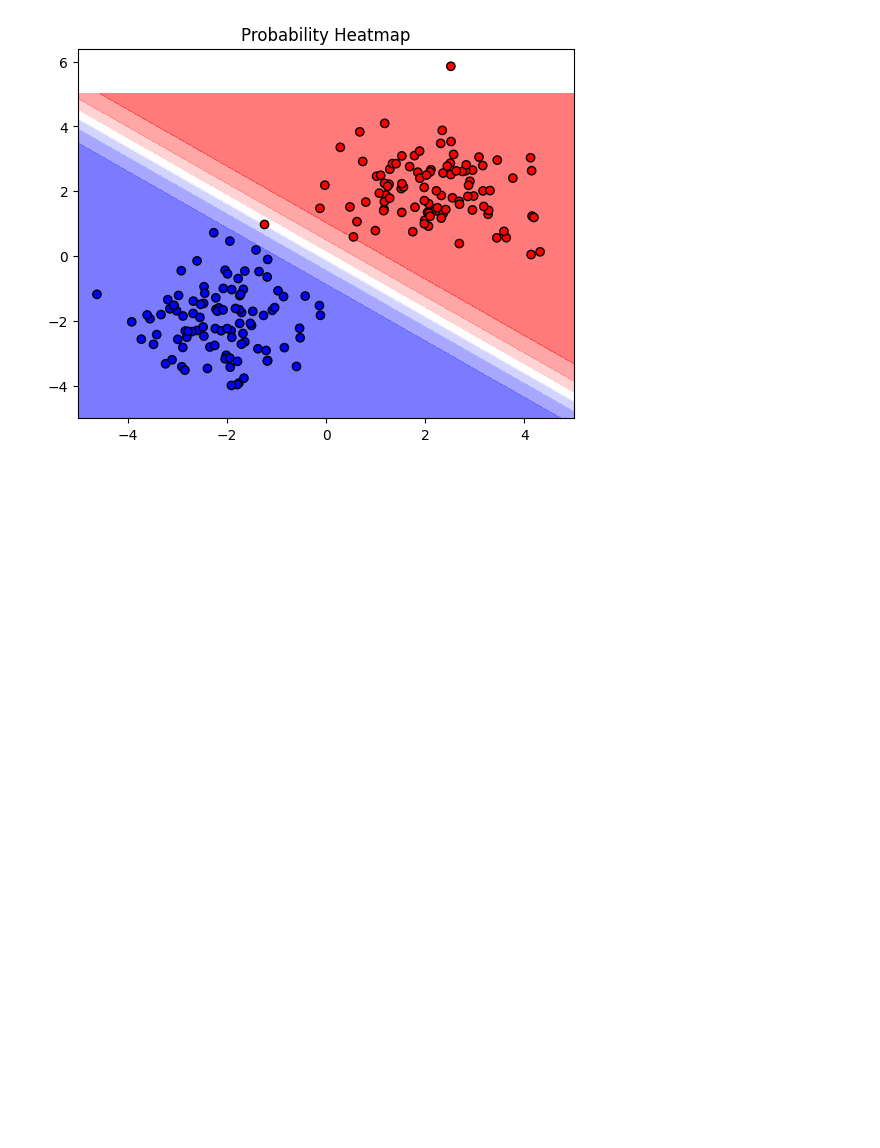
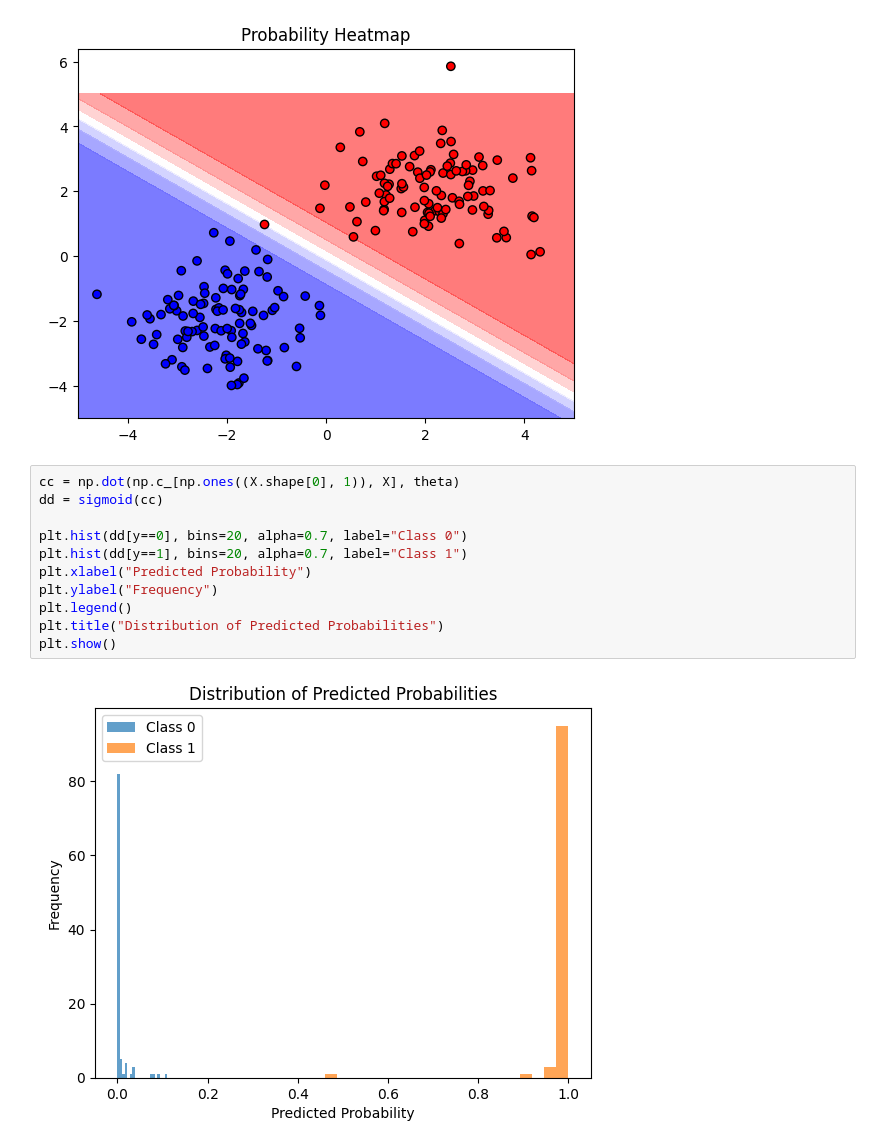
Before and after one commit to coder-jayp/supervised-ml-algorithms-implementation, a Jupyter notebook: notebooks/Logistic_Regression.ipynb, the cells around one changed output. Drawn from its saved outputs; the diff is of its cells as text; blank space fills up the shorter version.

Commit message:
feat: add histogram to show distribution of predicted probabilities

```diff
--- a/notebooks/Logistic_Regression.ipynb
+++ b/notebooks/Logistic_Regression.ipynb
@@ -105,3 +105,16 @@ plt.title("Probability Heatmap")
 plt.show()
 # %% [output]
 [figure]
+# %%
+cc = np.dot(np.c_[np.ones((X.shape[0], 1)), X], theta)
+dd = sigmoid(cc)
+
+plt.hist(dd[y==0], bins=20, alpha=0.7, label="Class 0")
+plt.hist(dd[y==1], bins=20, alpha=0.7, label="Class 1")
+plt.xlabel("Predicted Probability")
+plt.ylabel("Frequency")
+plt.legend()
+plt.title("Distribution of Predicted Probabilities")
+plt.show()
+# %% [output]
+[figure, added]
```
